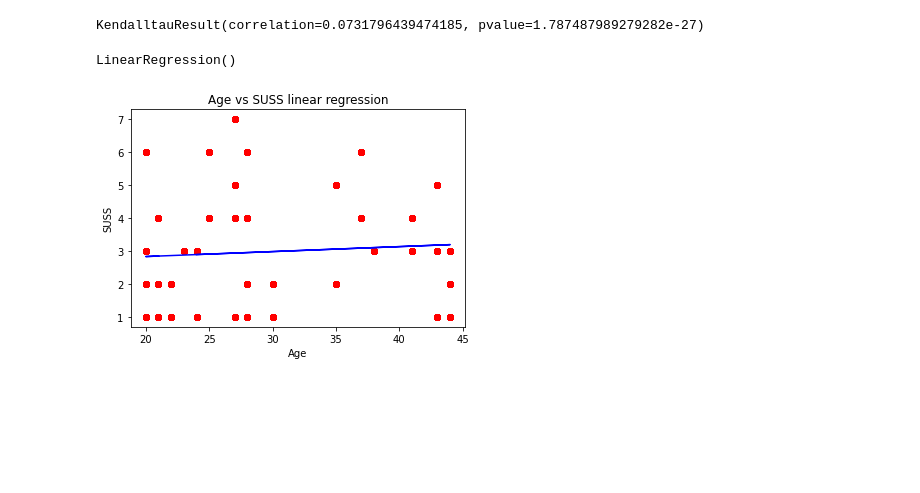
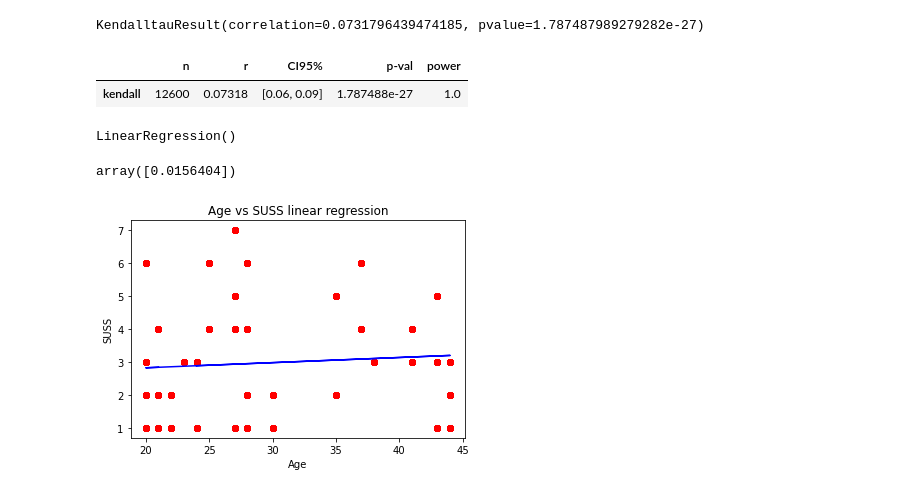
Before and after one commit to Akashdeepsingh98/BRSM-project, a Jupyter notebook: main.ipynb, the cells around one changed output. Cells and saved outputs as stored; diff of their text form; code cells hidden in the pictures; blank space fills up the shorter version.

```diff
--- a/main.ipynb
+++ b/main.ipynb
@@ -165,12 +159,21 @@ stats.kendalltau(
 )
 # %% [output]
 KendalltauResult(correlation=0.0731796439474185, pvalue=1.787487989279282e-27)
+# %%
+pg.corr(impdf['age'].to_numpy(), impdf['SUSS'].to_numpy(), method='kendall')
+# %% [output]
+|  | n | r | CI95% | p-val | power |
+| kendall | 12600 | 0.07318 | [0.06, 0.09] | 1.787488e-27 | 1.0 |
 # %%
 x_train, x_test, y_train, y_test = train_test_split(impdf['age'].to_numpy(), impdf['SUSS'].to_numpy(), test_size = 1/3)
 model = LinearRegression()
 model.fit(np.reshape(x_train, (x_train.shape[0], 1)), y_train)
 # %% [output]
 LinearRegression()
+# %%
+model.coef_
+# %% [output]
+array([0.0156404])
 # %%
 plt.scatter(impdf['age'].to_numpy(), impdf['SUSS'].to_numpy(), color='red')
 plt.plot(impdf['age'].to_numpy(), model.predict(np.reshape(impdf['age'].to_numpy(), ((impdf['age'].shape[0], 1)))), color='blue')
```
Also changed, not shown: parts of 2 cells of this notebook.
